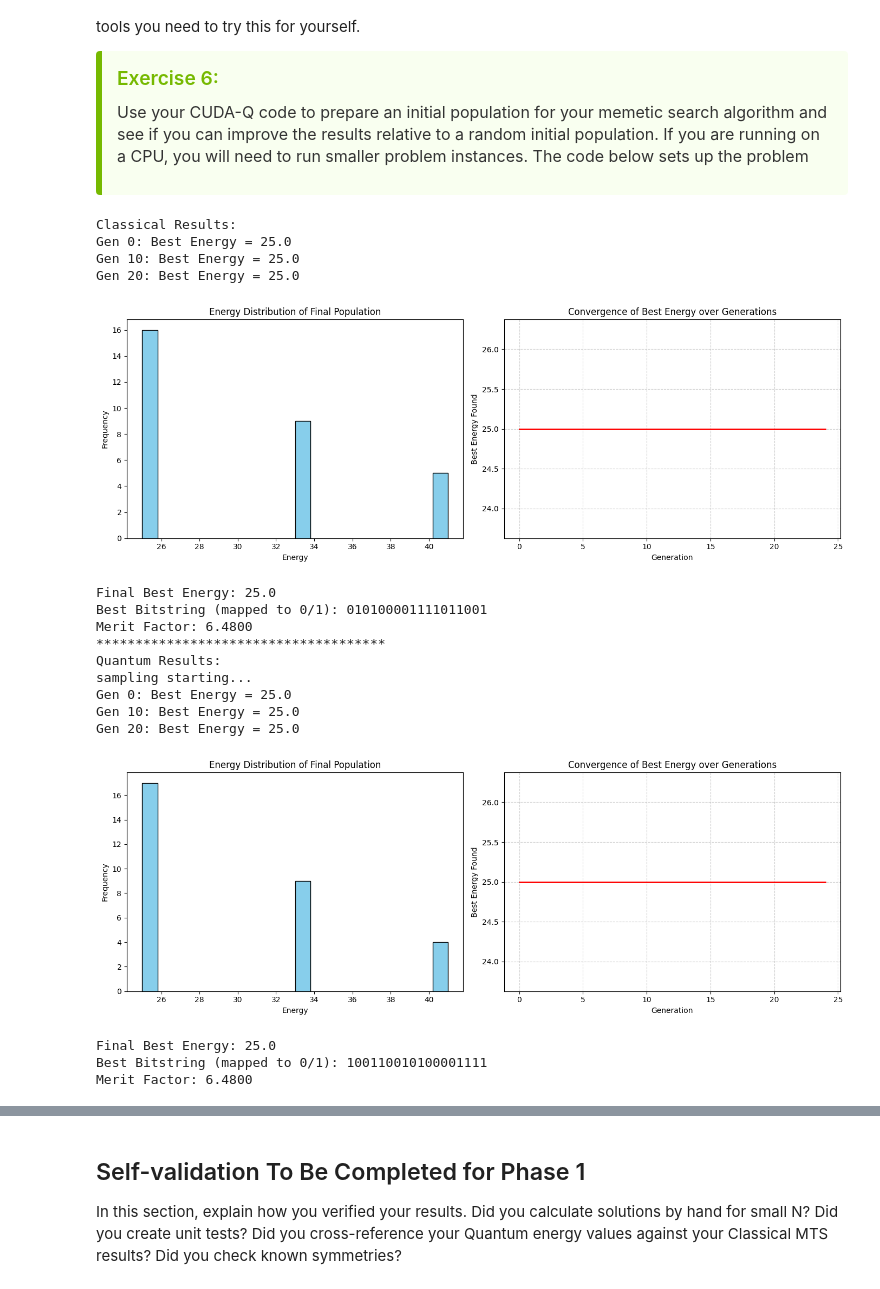
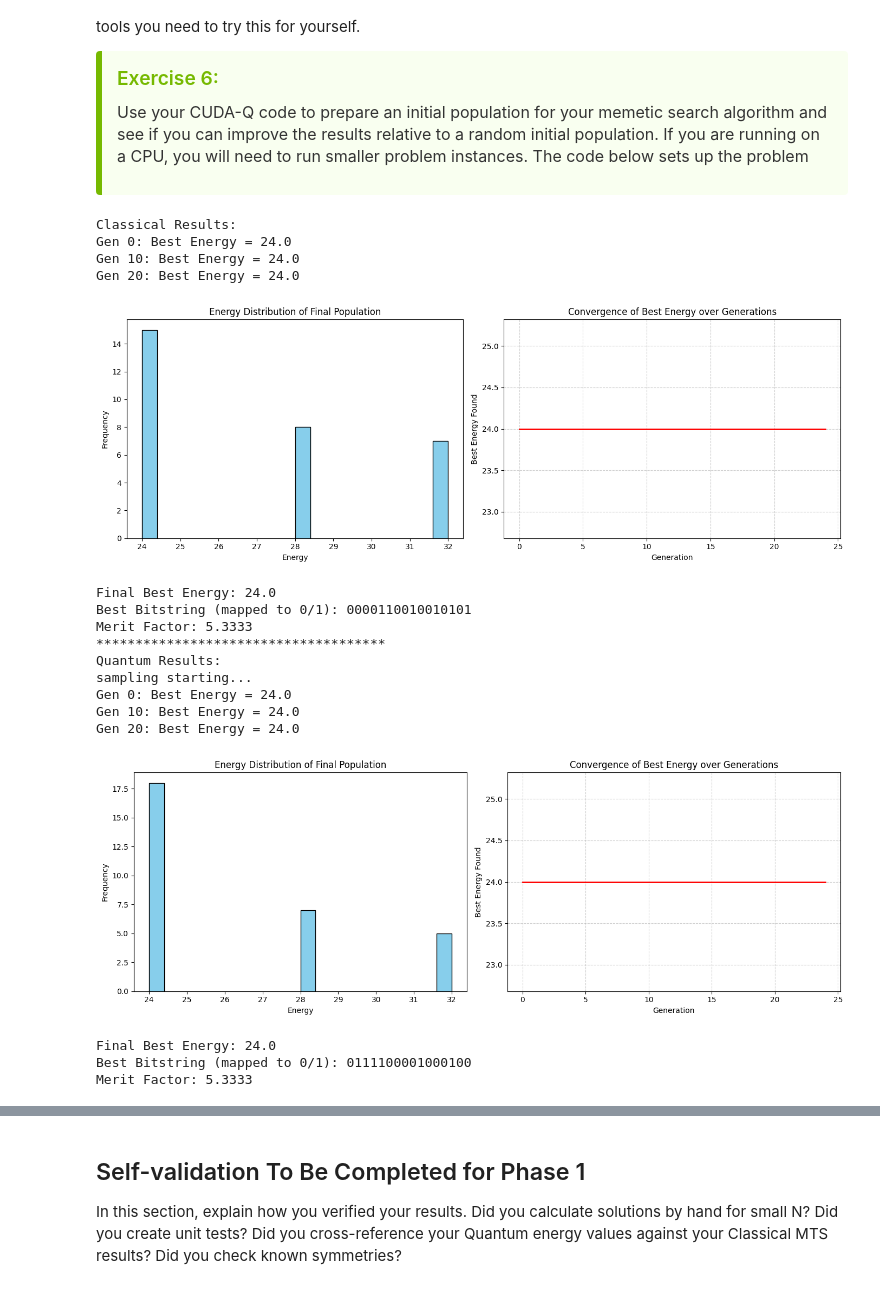
Before and after one commit to victor-onofre/2026-NVIDIA, a Jupyter notebook: tutorial_notebook/01_quantum_enhanced_optimization_LABS.ipynb, the cells around one changed output, grey strips where cells are left out. Saved outputs shown, nothing was run; the diff lists cells and outputs as text; code cells hidden in the pictures.

```diff
--- a/tutorial_notebook/01_quantum_enhanced_optimization_LABS.ipynb
+++ b/tutorial_notebook/01_quantum_enhanced_optimization_LABS.ipynb
@@ -577,12 +577,10 @@ def trotterized_circuit(N: int, G2: list[list[int]], G4: list[list[int]], steps:
         theta_val = thetas[step]
 
         # 1. Apply Two-Body Interactions (G2)
-        # Equation 15: RyzRzy(4 * theta * h_x) -> Assuming h_x = 1 here
         for pair in G2:
-            two_qubit_rotation_block(reg[pair[0]], reg[pair[1]], 4.0 * theta_val)
+            block_2_qubit(reg[pair[0]], reg[pair[1]], 4.0 * theta_val)
 
         # 2. Apply Four-Body Interactions (G4)
-        # Equation 15: Ryyyy(8 * theta * h_x) -> Assuming h_x = 1 here
         for quad in G4:
             block_4_qubit(reg[quad[0]], reg[quad[1]], reg[quad[2]], reg[quad[3]], 8.0 * theta_val)
 # %%
@@ -721,36 +719,36 @@ def quantum_mts_procedure(N, pop_size=30, max_gens=100, p_comb=0.9, p_mut=None):
     return best_global_s, best_global_e, population, history
 # %%
 # Example Run for N=30
-N_val = 18
+N_val = 16
 print('Classical Results:')
 best_bitstring, min_energy, final_pop, hist = mts_procedure(N_val, pop_size=30, max_gens=25)
 visualize_results(best_bitstring, min_energy, final_pop, hist)
 
 print('*************************************')
 
 print('Quantum Results:')
 
 best_bitstring, min_energy, final_pop, hist = quantum_mts_procedure(N_val, pop_size=30, max_gens=25)
 visualize_results(best_bitstring, min_energy, final_pop, hist)
 # %% [output]
 Classical Results:
-Gen 0: Best Energy = 25.0
-Gen 10: Best Energy = 25.0
-Gen 20: Best Energy = 25.0
+Gen 0: Best Energy = 24.0
+Gen 10: Best Energy = 24.0
+Gen 20: Best Energy = 24.0
-[figure, old version]
+[figure, new version]
-Final Best Energy: 25.0
-Best Bitstring (mapped to 0/1): 010100001111011001
-Merit Factor: 6.4800
+Final Best Energy: 24.0
+Best Bitstring (mapped to 0/1): 0000110010010101
+Merit Factor: 5.3333
 *************************************
 Quantum Results:
 sampling starting...
-Gen 0: Best Energy = 25.0
-Gen 10: Best Energy = 25.0
-Gen 20: Best Energy = 25.0
+Gen 0: Best Energy = 24.0
+Gen 10: Best Energy = 24.0
+Gen 20: Best Energy = 24.0
-[figure, old version]
+[figure, new version]
-Final Best Energy: 25.0
-Best Bitstring (mapped to 0/1): 100110010100001111
-Merit Factor: 6.4800
+Final Best Energy: 24.0
+Best Bitstring (mapped to 0/1): 0111100001000100
+Merit Factor: 5.3333
 # %% [markdown]
 The results clearly show that a population sampled from CUDA-Q results in an improved distribution and a lower energy final result. This is exactly the goal of quantum enhanced optimization.  To not necessarily solve the problem, but improve the effectiveness of state-of-the-art classical approaches.
 
```
Also changed, not shown: parts of 6 cells of this notebook.
